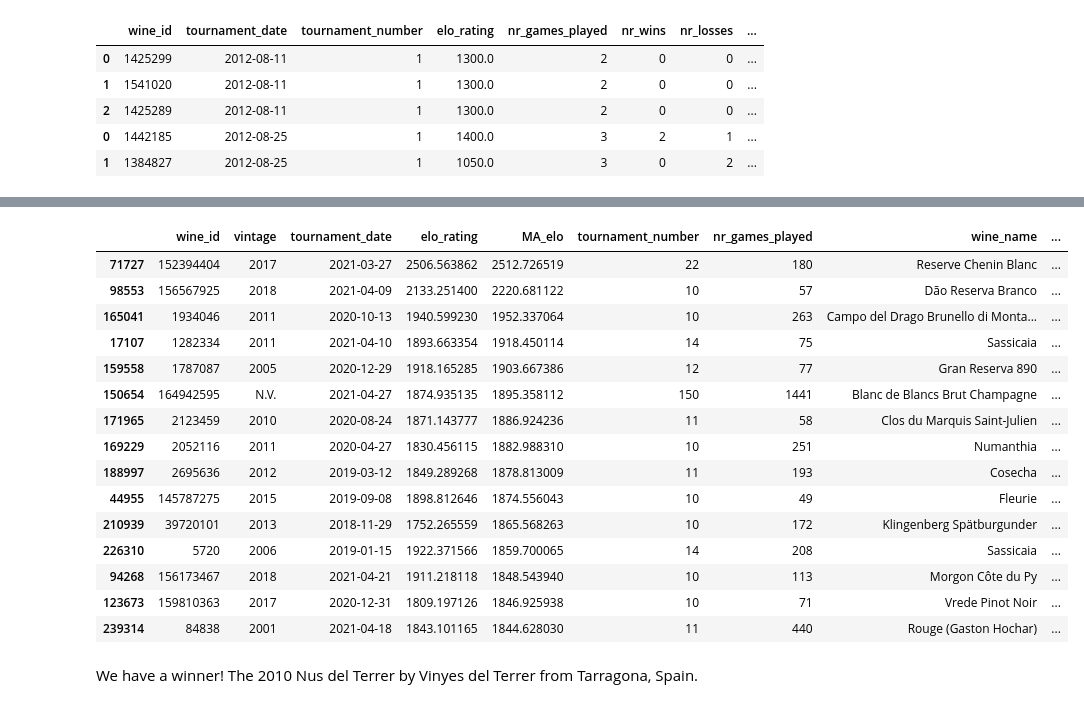
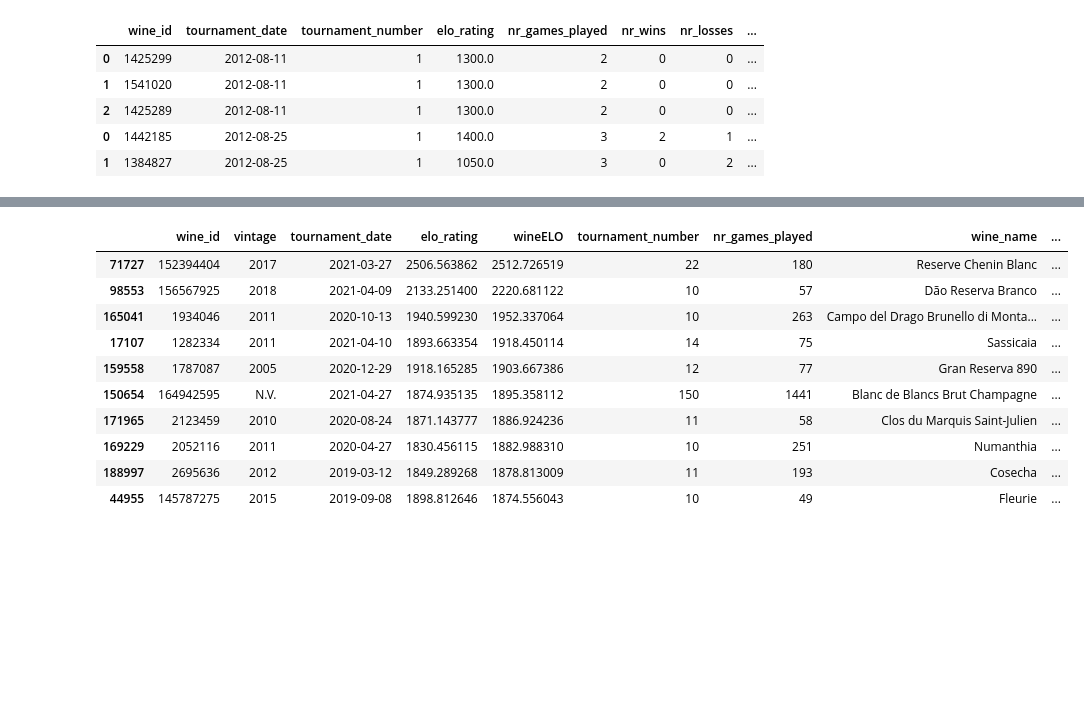
Before and after one commit to RoaldSchuring/WineELO, a Jupyter notebook: wine_elo.ipynb, the cells around one changed output, grey strips where cells are left out. Cells and saved outputs as stored; diff of their text form; code cells hidden in the pictures; blank space fills up the shorter version.

```diff
--- a/wine_elo.ipynb
+++ b/wine_elo.ipynb
@@ -199,3 +175,3 @@ all_results.head()
 # %%
-all_results['MA_elo'] = all_results.groupby('wine_id')['elo_rating'].transform(lambda x: x.rolling(5, 1).mean())
+all_results['wineELO'] = all_results.groupby('wine_id')['elo_rating'].transform(lambda x: x.rolling(5, 1).mean())
 # %% [markdown]
@@ -203,9 +179,9 @@ Now that we have ELO scores for our wines over time, we can start to explore the
 # %%
 results_grouped = all_results.groupby('wine_id').agg({'tournament_date': 'max', 'nr_games_played': 'sum', 'nr_wins': 'sum', 'nr_draws': 'sum', 'nr_losses': 'sum', 'tournament_number': 'max'}).reset_index()
-results_grouped = pd.merge(results_grouped, all_results[['wine_id', 'tournament_date', 'elo_rating', 'MA_elo']], how='left', on=['wine_id', 'tournament_date']).drop_duplicates(subset=['wine_id'])
+results_grouped = pd.merge(results_grouped, all_results[['wine_id', 'tournament_date', 'elo_rating', 'wineELO']], how='left', on=['wine_id', 'tournament_date']).drop_duplicates(subset=['wine_id'])
 
 results_grouped = pd.merge(results_grouped, wine_metadata, left_on='wine_id', right_index=True).drop_duplicates(subset=['wine_id'])
-results_grouped = results_grouped[['wine_id', 'vintage', 'tournament_date', 'elo_rating', 'MA_elo', 'tournament_number', 'nr_games_played', 'wine_name', 'producer', 'region_name', 'country_name']]
+results_grouped = results_grouped[['wine_id', 'vintage', 'tournament_date', 'elo_rating', 'wineELO', 'tournament_number', 'nr_games_played', 'wine_name', 'producer', 'region_name', 'country_name']]
 
-results_grouped.sort_values(by=['elo_rating'], ascending=False).head(10)
+results_grouped.sort_values(by=['wineELO'], ascending=False).head(5)
 # %% [output]
@@ -226,11 +197,9 @@ It is apparent from our results that some of the best-performing wines have only
 The USCF can help here with a definition of what constitutes an 'established' rating: at least 25 matches. We will layer on top of this a minimum number of tournaments that we will require eligible wines to have competed in, to reduce the potential impact of a single user rating a wine very highly.
 # %%
 results_grouped_bounded = results_grouped.loc[(results_grouped['tournament_number'] >= 10) & (results_grouped['nr_games_played'] >= 25)]
-
-results_grouped_bounded.sort_values(by=['MA_elo'], ascending=False).head(15)
-# results_grouped_bounded.head(10)
+results_grouped_bounded.sort_values(by=['wineELO'], ascending=False).head(10)
 # %% [output]
-|  | wine_id | vintage | tournament_date | elo_rating | MA_elo | tournament_number | nr_games_played | wine_name | ... |
+|  | wine_id | vintage | tournament_date | elo_rating | wineELO | tournament_number | nr_games_played | wine_name | ... |
 | 71727 | 152394404 | 2017 | 2021-03-27 | 2506.563862 | 2512.726519 | 22 | 180 | Reserve Chenin Blanc | ... |
 | 98553 | 156567925 | 2018 | 2021-04-09 | 2133.251400 | 2220.681122 | 10 | 57 | Dão Reserva Branco | ... |
 | 165041 | 1934046 | 2011 | 2020-10-13 | 1940.599230 | 1952.337064 | 10 | 263 | Campo del Drago Brunello di Monta... | ... |
@@ -241,10 +210,3 @@ results_grouped_bounded.sort_values(by=['MA_elo'], ascending=False).head(15)
 | 169229 | 2052116 | 2011 | 2020-04-27 | 1830.456115 | 1882.988310 | 10 | 251 | Numanthia | ... |
 | 188997 | 2695636 | 2012 | 2019-03-12 | 1849.289268 | 1878.813009 | 11 | 193 | Cosecha | ... |
 | 44955 | 145787275 | 2015 | 2019-09-08 | 1898.812646 | 1874.556043 | 10 | 49 | Fleurie | ... |
-| 210939 | 39720101 | 2013 | 2018-11-29 | 1752.265559 | 1865.568263 | 10 | 172 | Klingenberg Spätburgunder | ... |
-| 226310 | 5720 | 2006 | 2019-01-15 | 1922.371566 | 1859.700065 | 14 | 208 | Sassicaia | ... |
-| 94268 | 156173467 | 2018 | 2021-04-21 | 1911.218118 | 1848.543940 | 10 | 113 | Morgon Côte du Py | ... |
-| 123673 | 159810363 | 2017 | 2020-12-31 | 1809.197126 | 1846.925938 | 10 | 71 | Vrede Pinot Noir | ... |
-| 239314 | 84838 | 2001 | 2021-04-18 | 1843.101165 | 1844.628030 | 11 | 440 | Rouge (Gaston Hochar) | ... |
-# %% [markdown]
-We have a winner! The 2010 Nus del Terrer by Vinyes del Terrer from Tarragona, Spain.
```
Also changed, not shown: parts of 21 cells of this notebook.
